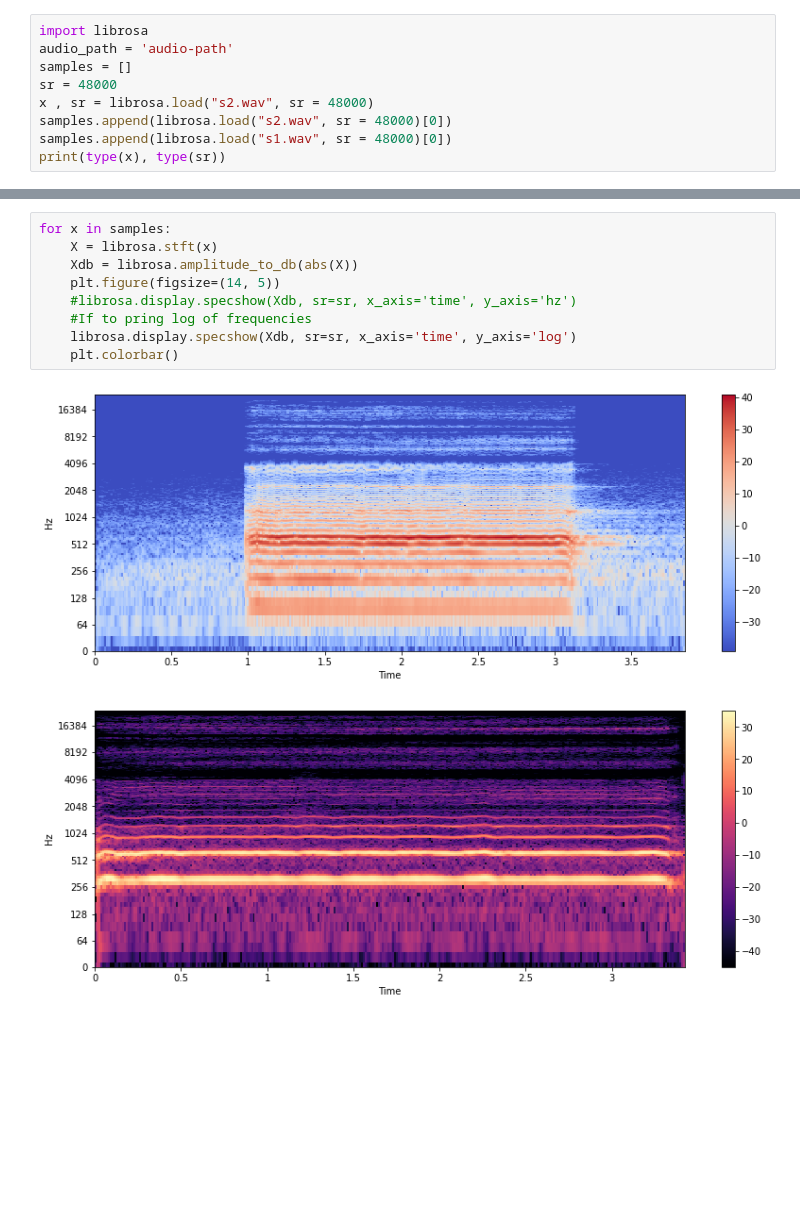
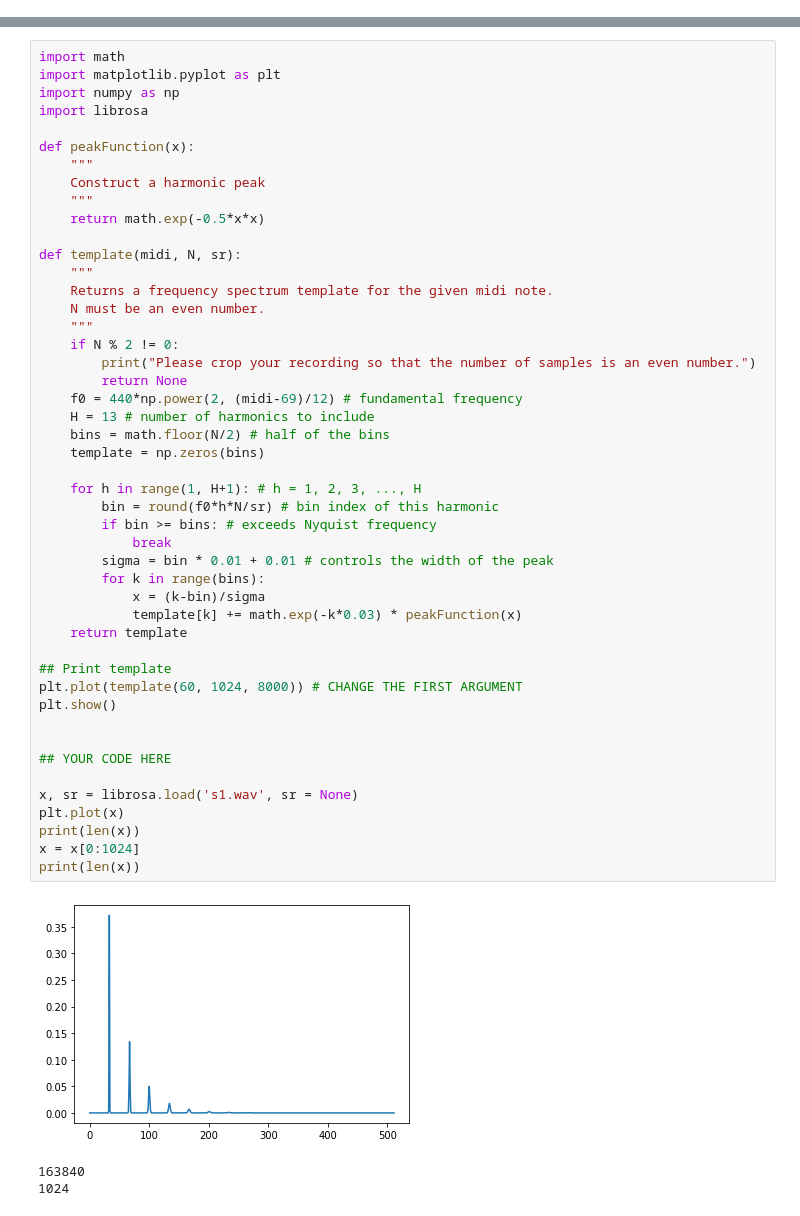
Before and after one commit to cgasgarth/CS-MI-Final, a Jupyter notebook: Final.ipynb, the cells around one changed output, grey strips where cells are left out. Cells and saved outputs as stored; diff of their text form; blank space fills up the shorter version.

```diff
--- a/Final.ipynb
+++ b/Final.ipynb
@@ -1,9 +0,0 @@
-# %%
-import librosa
-audio_path = 'audio-path'
-samples = []
-sr = 48000
-x , sr = librosa.load("s2.wav", sr = 48000)
-samples.append(librosa.load("s2.wav", sr = 48000)[0])
-samples.append(librosa.load("s1.wav", sr = 48000)[0])
-print(type(x), type(sr))
@@ -41,12 +1,51 @@ print(len(X))
-# %%
-for x in samples:
-    X = librosa.stft(x)
-    Xdb = librosa.amplitude_to_db(abs(X))
-    plt.figure(figsize=(14, 5))
-    #librosa.display.specshow(Xdb, sr=sr, x_axis='time', y_axis='hz')
-    #If to pring log of frequencies
-    librosa.display.specshow(Xdb, sr=sr, x_axis='time', y_axis='log')
-    plt.colorbar()
-# %% [output]
-[figure, removed]
-[figure, removed]
+# %%
+import math
+import matplotlib.pyplot as plt
+import numpy as np
+import librosa
+
+def peakFunction(x):
+    """
+    Construct a harmonic peak
+    """
+    return math.exp(-0.5*x*x)
+
+def template(midi, N, sr):
+    """
+    Returns a frequency spectrum template for the given midi note.
+    N must be an even number.
+    """
+    if N % 2 != 0:
+        print("Please crop your recording so that the number of samples is an even number.")
+        return None
+    f0 = 440*np.power(2, (midi-69)/12) # fundamental frequency
+    H = 13 # number of harmonics to include
+    bins = math.floor(N/2) # half of the bins
+    template = np.zeros(bins)
+
+    for h in range(1, H+1): # h = 1, 2, 3, ..., H
+        bin = round(f0*h*N/sr) # bin index of this harmonic
+        if bin >= bins: # exceeds Nyquist frequency
+            break
+        sigma = bin * 0.01 + 0.01 # controls the width of the peak
+        for k in range(bins):
+            x = (k-bin)/sigma
+            template[k] += math.exp(-k*0.03) * peakFunction(x)
+    return template
+
+## Print template
+plt.plot(template(60, 1024, 8000)) # CHANGE THE FIRST ARGUMENT
+plt.show()
+
+
+## YOUR CODE HERE
+
+x, sr = librosa.load('s1.wav', sr = None)
+plt.plot(x)
+print(len(x))
+x = x[0:1024]
+print(len(x))
+# %% [output]
+[figure, added]
+163840
+1024
```
Also changed, not shown: parts of 9 cells of this notebook, 35 other files.
